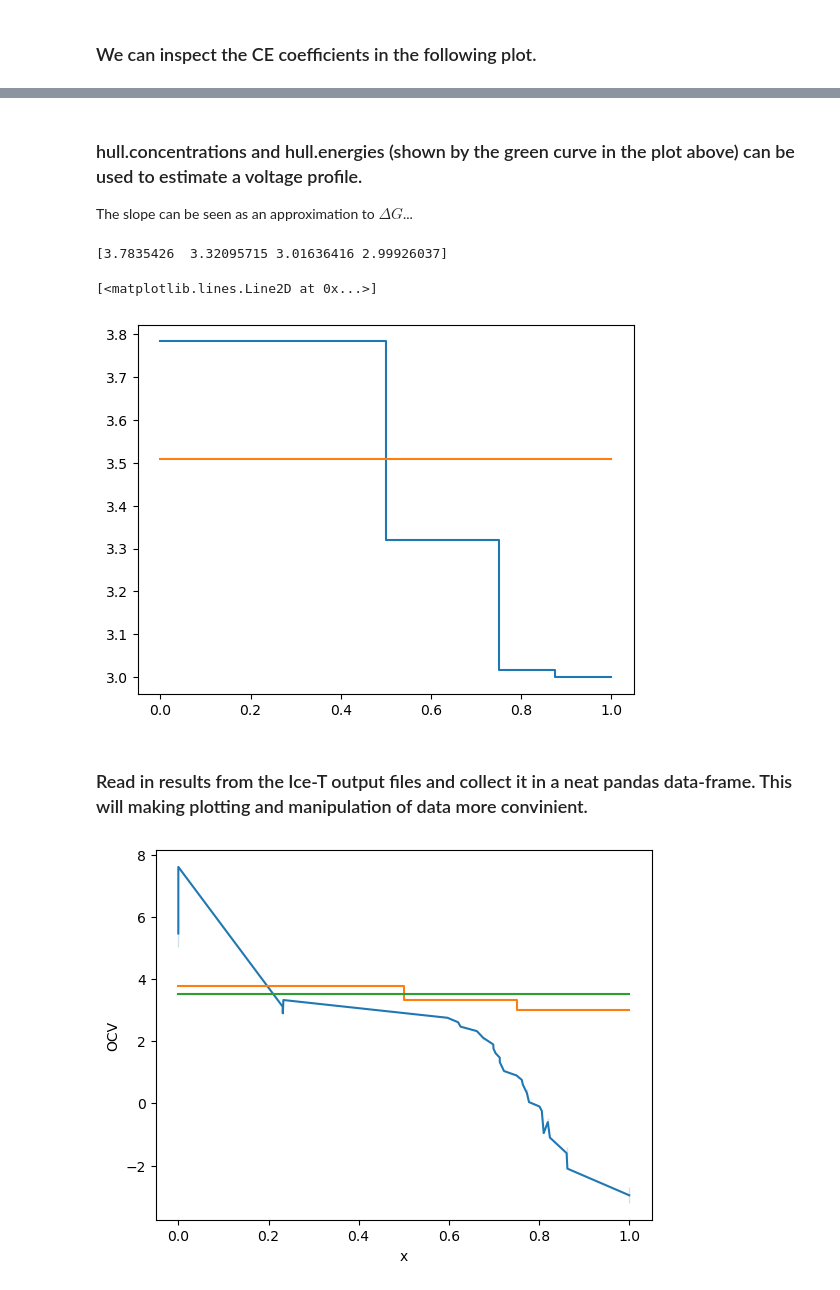
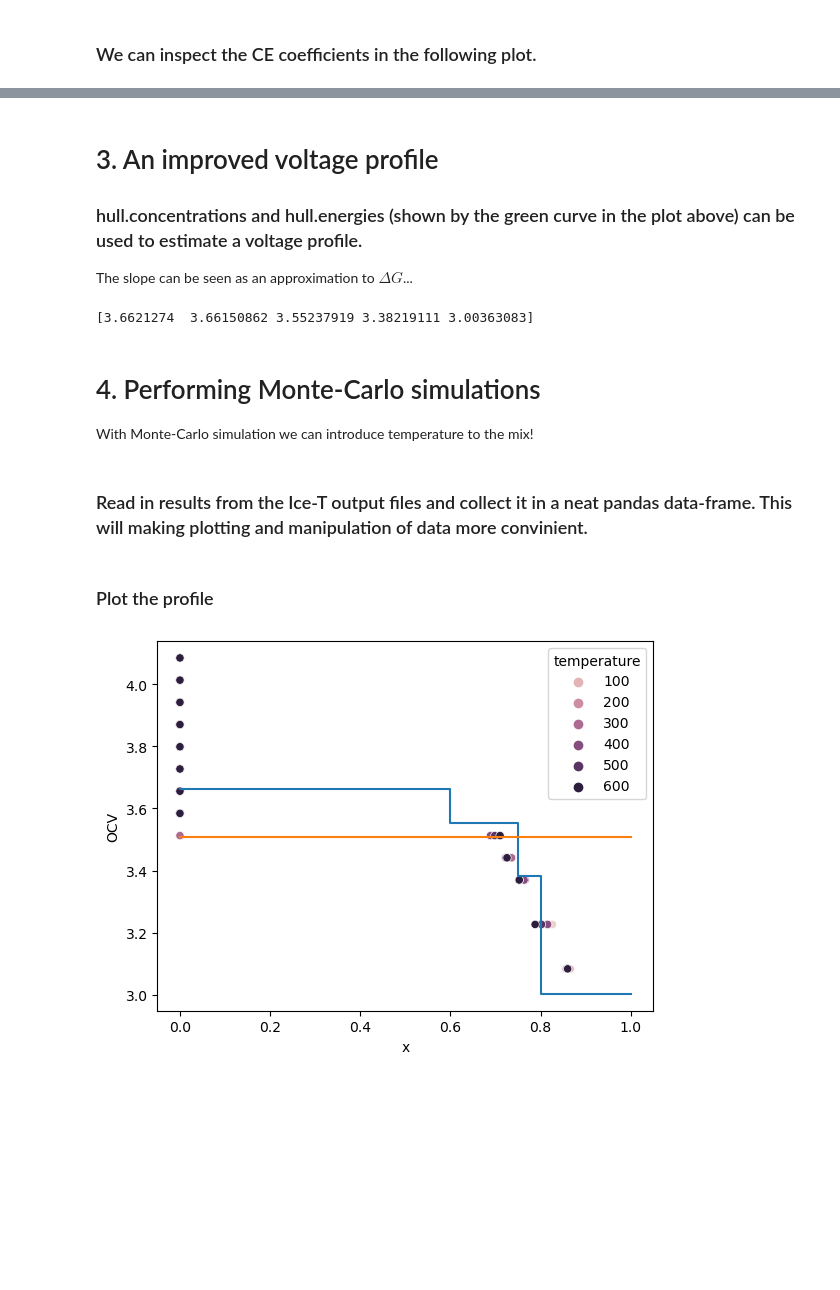
Before and after one commit to jollactic/Modelling_course, a Jupyter notebook: CE_MC/Tutorial_LMO.ipynb, the cells around one changed output, grey strips where cells are left out. Drawn from its saved outputs; the diff is of its cells as text; code cells hidden in the pictures; blank space fills up the shorter version.

```diff
--- a/CE_MC/Tutorial_LMO.ipynb
+++ b/CE_MC/Tutorial_LMO.ipynb
@@ -202,7 +227,7 @@ for structure in enumerate_structures(structure=primitive_structure,
     conc = structure.get_chemical_symbols().count('Li') / len(structure)
     data['concentration'].append(conc)
     data['x'].append(conc*7.0)
-    data['mixing_energy'].append(ce.predict(structure) / (len(structure)/7.))
+    data['mixing_energy'].append(ce.predict(structure))
     structures.append(structure)
 print('Predicted energies for {} structures'.format(len(structures)))
 
@@ -231,4 +254,5 @@ Found 7 structures within 0.5 meV/atom of the convex hull
 # %% [markdown]
+# 3. An improved voltage profile
 ### hull.concentrations and  hull.energies (shown by the green curve in the plot above) can be used to estimate a voltage profile.
 
 The slope can be seen as an approximation to $\Delta G$...
@@ -248,14 +272,15 @@ V = np.array(V).flatten()
 X = []
 for i in range(len(x)-1):
     X.extend([x[i],x[i+1]])
+
+plt.plot(X,V)
+plt.plot([0,1],[OCV_ref,OCV_ref])
 # %% [output]
-[3.7835426  3.32095715 3.01636416 2.99926037]
+[3.6621274  3.66150862 3.55237919 3.38219111 3.00363083]
-# %%
-plt.plot(X,V)
-plt.plot([0,1],[OCV_ref,OCV_ref])
-# %% [output]
-[<matplotlib.lines.Line2D at 0x...>]
-[figure, removed]
+# %% [markdown]
+# 4. Performing Monte-Carlo simulations
+
+With Monte-Carlo simulation we can introduce temperature to the mix!
 # %%
 from ase.build import make_supercell
 from icet import ClusterExpansion
@@ -330,16 +355,19 @@ for ensemble in ['sgc']:
     # step 2: Write data to pandas dataframe in csv format
     df = pd.DataFrame(data)
     df.to_csv('monte-carlo-{}.csv'.format(ensemble), sep='\t')
+# %% [markdown]
+### Plot the profile
 # %%
 import seaborn as sns
 E_Li_metal=-1.9
-df["OCV"]= -(df["free_energy_derivative"]/7.+E_Li_metal)
+
 df["x"]  = df["Li_concentration"]*7.
+df["OCV"]= -(df["free_energy_derivative"]/7.-OCV_ref)
 
-sns.lineplot(data=df,x="x",y="OCV")
-#plt.ylim(0,8.0)
+sns.scatterplot(data=df,x="x",y="OCV",hue="temperature")
+#plt.ylim(3.2,3.8)
 plt.plot(X,V)
 plt.plot([0,1],[OCV_ref,OCV_ref])
 plt.show()
 # %% [output]
-[figure, old version]
+[figure, new version]
```
Also changed, not shown: parts of 18 cells of this notebook, 20 other files.
